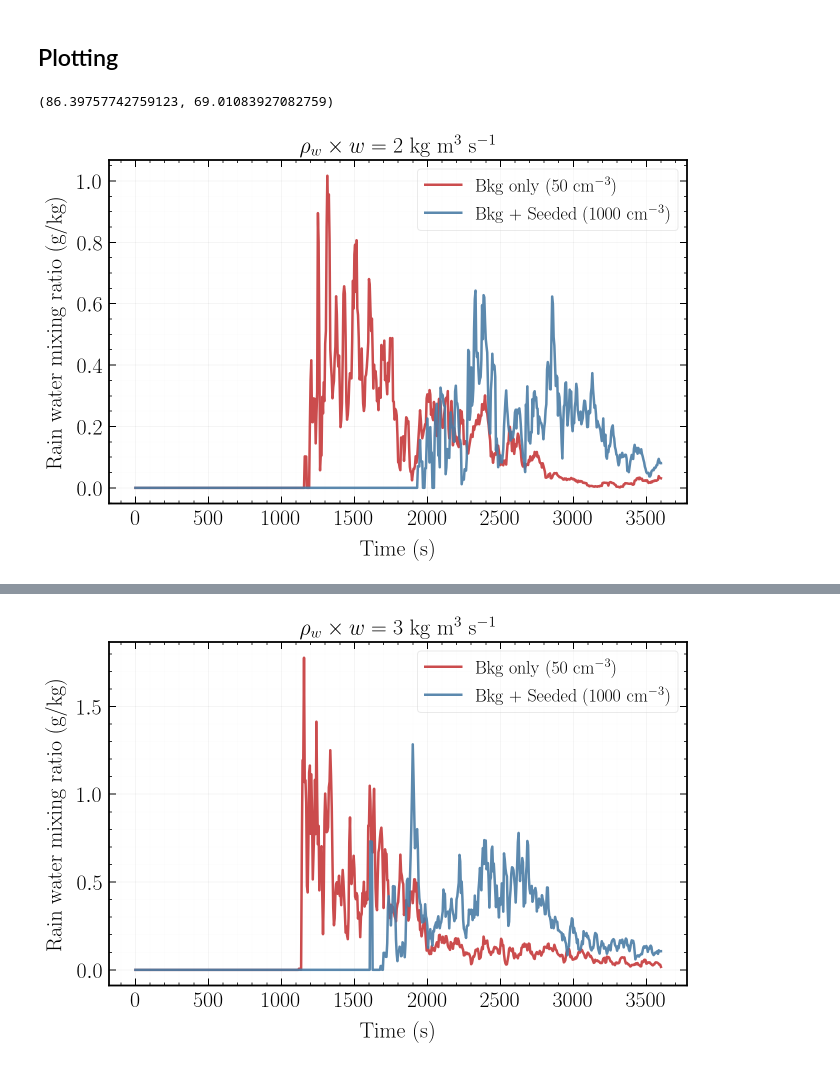
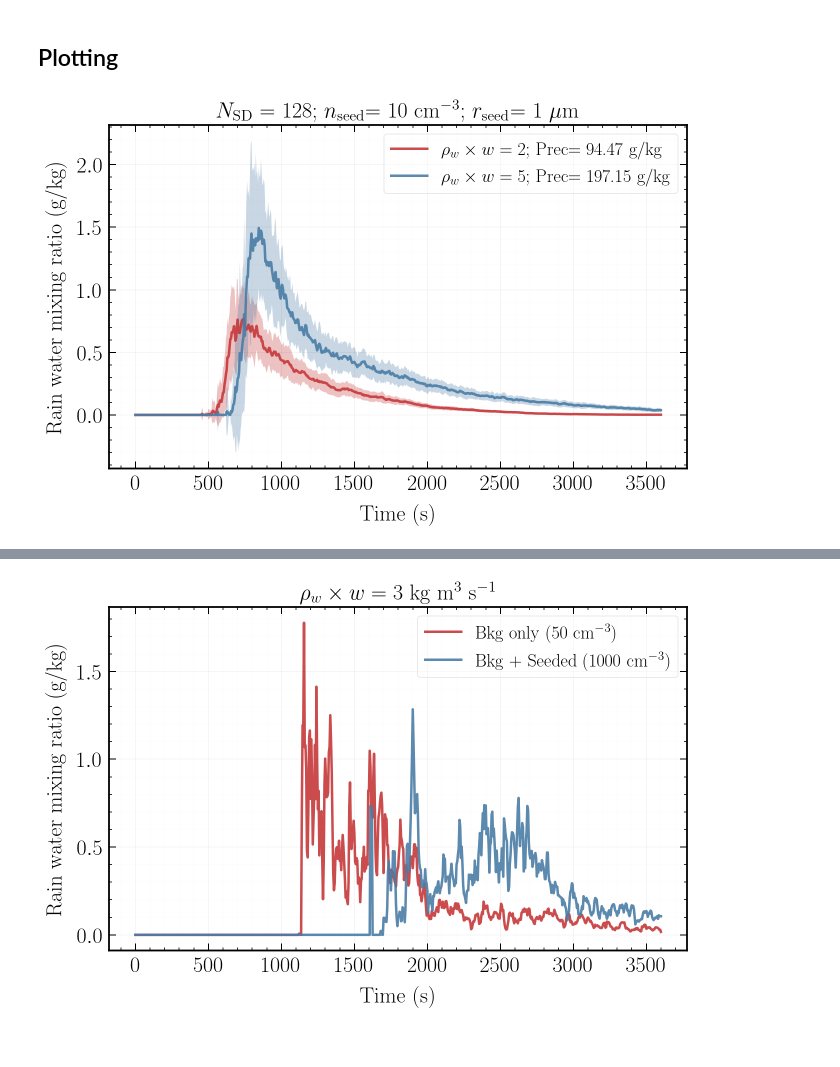
Before and after one commit to jtbuch/cloud-seeding-sdm, a Jupyter notebook: plot_script.ipynb, the cells around one changed output, grey strips where cells are left out. Saved outputs shown, nothing was run; the diff lists cells and outputs as text; code cells hidden in the pictures.

```diff
--- a/plot_script.ipynb
+++ b/plot_script.ipynb
@@ -185,22 +186,27 @@ rain_xarr_rhow3_seed_high= xarray.open_dataarray("../../sav_files/rwmr_rhow=3.0_
-# %%
-np.sum(rain_xarr_rhow2_bkg.sel(z= 25).values), np.sum(rain_xarr_rhow2_seed_high.sel(z= 25).values)
-# %% [output]
-(86.39757742759123, 69.01083927082759)
+# %%
+rain_xarr_rhow2_1= xarray.open_dataarray("../../sav_files/surface_rain_rhow=2.0_n1_50_r1_0.1_n2_10_r2_1_nsd_128.nc")
+rain_xarr_rhow2_2= xarray.open_dataarray("../../sav_files/surface_rain_rhow=5.0_n1_50_r1_0.1_n2_10_r2_1_nsd_128.nc")
+#rain_xarr_rhow2_3= xarray.open_dataarray("../../sav_files/surface_rain_rhow=2.0_n1_50_r1_0.1_n2_50_r2_1_nsd_32.nc")
 # %%
 fig, ax= plt.subplots(1, 1, figsize= (9, 6) , constrained_layout= True)
 
-ax.plot(rain_xarr_rhow2_bkg['t'], rain_xarr_rhow2_bkg.sel(z= 25).values, label= r'Bkg only (50 cm$^{-3}$)')
-ax.plot(rain_xarr_rhow2_seed['t'], rain_xarr_rhow2_seed_high.sel(z= 25).values, label= r'Bkg + Seeded (1000 cm$^{-3}$)')
+ax.plot(rain_xarr_rhow2_1['t'], rain_xarr_rhow2_1.sel(z= 25).mean(dim= "run").values, label= r'$\rho_w \times w = 2$; Prec= %.2f g/kg'%np.sum(rain_xarr_rhow2_1.sel(z= 25).mean(dim= "run").values))
+ax.fill_between(rain_xarr_rhow2_1.t, rain_xarr_rhow2_1.sel(z= 25).mean(dim= "run") + rain_xarr_rhow2_1.sel(z= 25).std(dim= "run"), \
+                                        rain_xarr_rhow2_1.sel(z= 25).mean(dim= "run") - rain_xarr_rhow2_1.sel(z= 25).std(dim= "run"), alpha= 0.3)
+ax.plot(rain_xarr_rhow2_2['t'], rain_xarr_rhow2_2.sel(z= 25).mean(dim= "run").values, label= r'$\rho_w \times w = 5$; Prec= %.2f g/kg'%np.sum(rain_xarr_rhow2_2.sel(z= 25).mean(dim= "run").values))
+ax.fill_between(rain_xarr_rhow2_2.t, rain_xarr_rhow2_2.sel(z= 25).mean(dim= "run") + rain_xarr_rhow2_2.sel(z= 25).std(dim= "run"), \
+                                        rain_xarr_rhow2_2.sel(z= 25).mean(dim= "run") - rain_xarr_rhow2_2.sel(z= 25).std(dim= "run"), alpha= 0.3)
 ax.set_xlabel('Time (s)', fontsize= 22);
 ax.set_ylabel('Rain water mixing ratio (g/kg)', fontsize= 22);
 ax.legend(loc= 'upper right', frameon= True, fontsize= 18);
 
-ax.set_title(r'$\rho_w \times w = 2$ kg m$^{3}$ s$^{-1}$', fontsize= 22);
+ax.set_title(r'$N_{\rm SD}$ = 128; $n_{\rm seed}$= 10 cm$^{-3}$; $r_{\rm seed}$= 1 $\mu$m', fontsize= 22);
+#ax.set_title(r'$\rho_w \times w = 2$ kg m$^{3}$ s$^{-1}$', fontsize= 22);
 ax.tick_params(labeltop=False, top=True, labelright=False, right=True, which='both', labelsize= 22);
 ax.grid(visible=True, which='major', color='black', alpha=0.05, linestyle='-');
 ax.grid(visible=True, which='minor', color='black', alpha=0.01, linestyle='-');
 #ax[0].text(0.18, 0.8, r'$r = %.2f$'%, fontsize= 22, bbox=dict(boxstyle='round, pad=0.5', ec= 'black', fc= 'white'), \
 #            transform=ax[0].transAxes)
-plt.savefig('../../plots/rwmr_rhow=2.0_n1_50_n2_1000.pdf', bbox_inches='tight', dpi= 300);
+plt.savefig('../../plots/surface_rain_n1_50_n2_10_r2_1_rhow_plot.pdf', bbox_inches='tight', dpi= 300);
 # %% [output]
-[figure, old version]
+[figure, new version]
```
Also changed, not shown: parts of 6 cells of this notebook.
